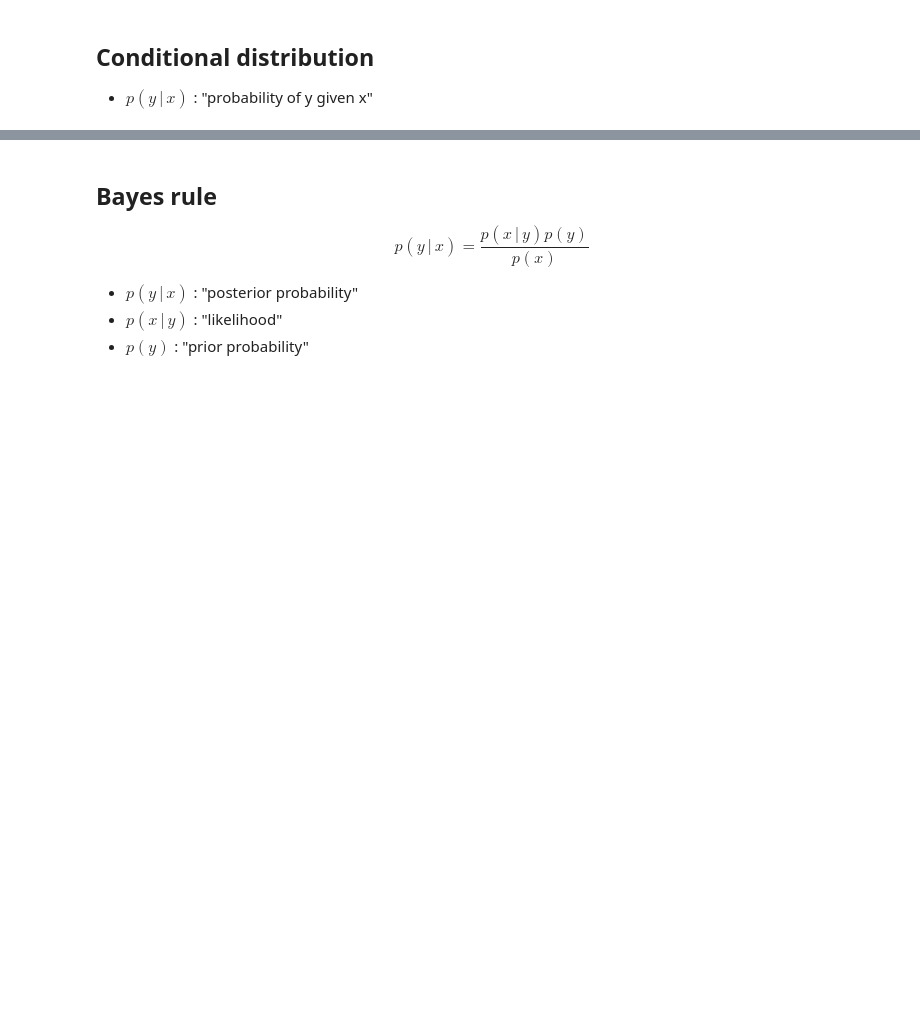
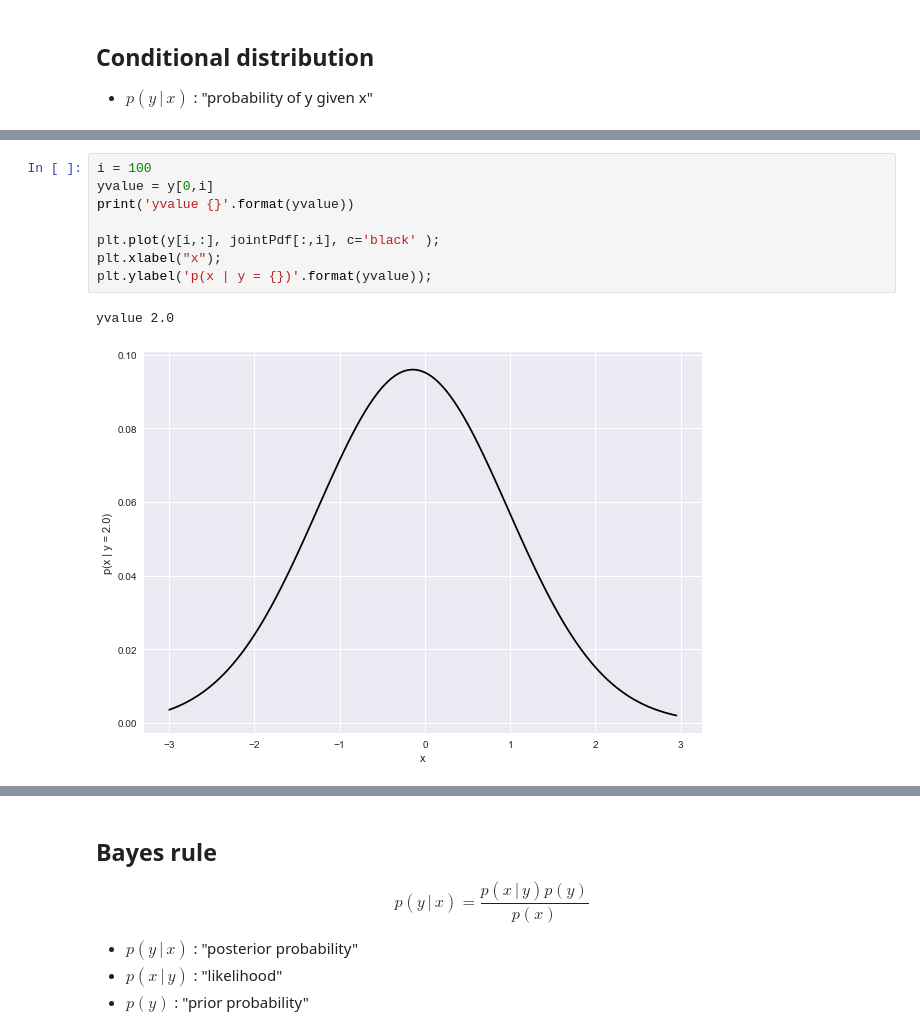
Before and after one commit to bogovicj/JaneliaMLCourse, a Jupyter notebook: lecture_1/Lecture_1.ipynb, the cells around one changed output, grey strips where cells are left out. Cells and saved outputs as stored; diff of their text form; blank space fills up the shorter version.

```diff
--- a/lecture_1/Lecture_1.ipynb
+++ b/lecture_1/Lecture_1.ipynb
@@ -711,0 +702,11 @@ xvalue -1.0
+# %%
+i = 100
+yvalue = y[0,i]
+print('yvalue {}'.format(yvalue))
+
+plt.plot(y[i,:], jointPdf[:,i], c='black' );
+plt.xlabel("x");
+plt.ylabel('p(x | y = {})'.format(yvalue));
+# %% [output]
+yvalue 2.0
+[figure, added]
```
Also changed, not shown: parts of 25 cells of this notebook.
